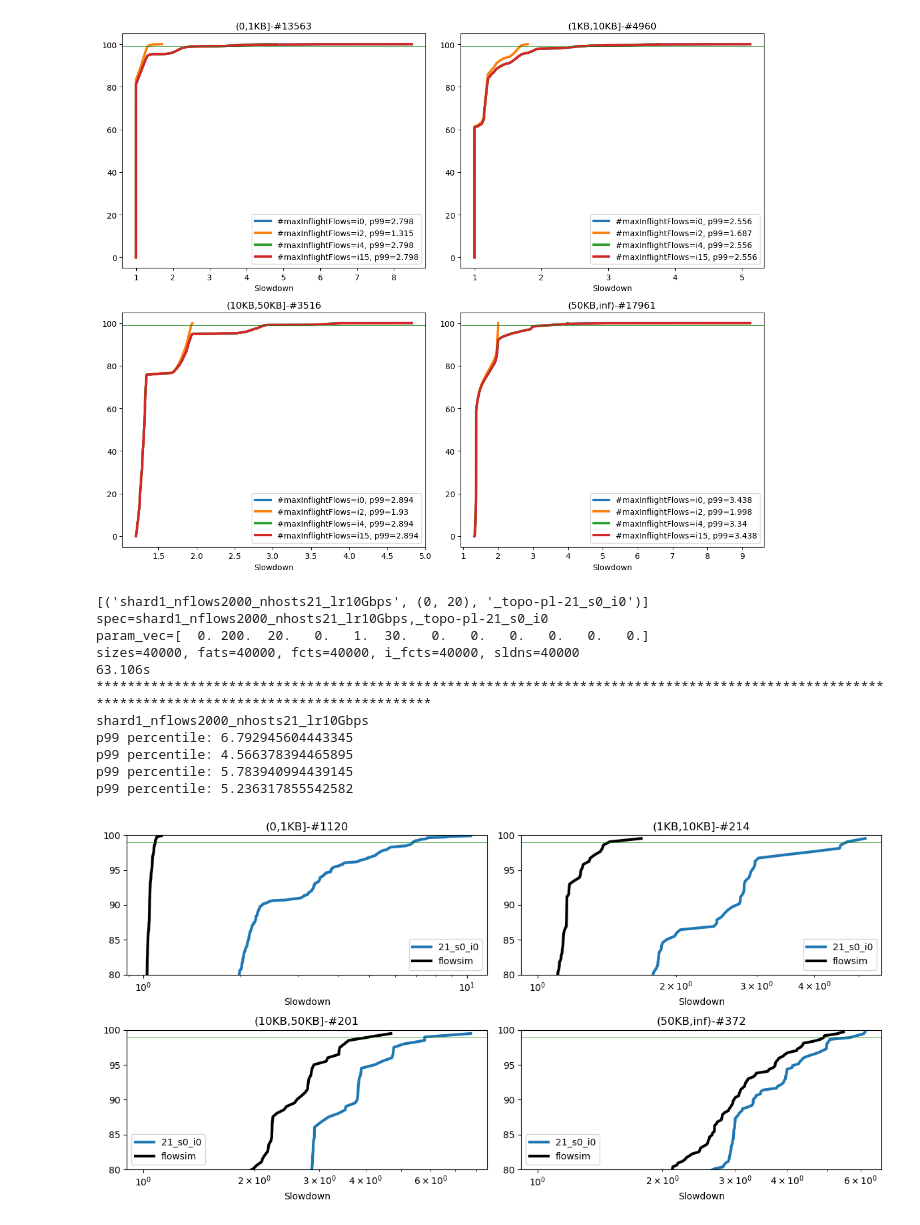
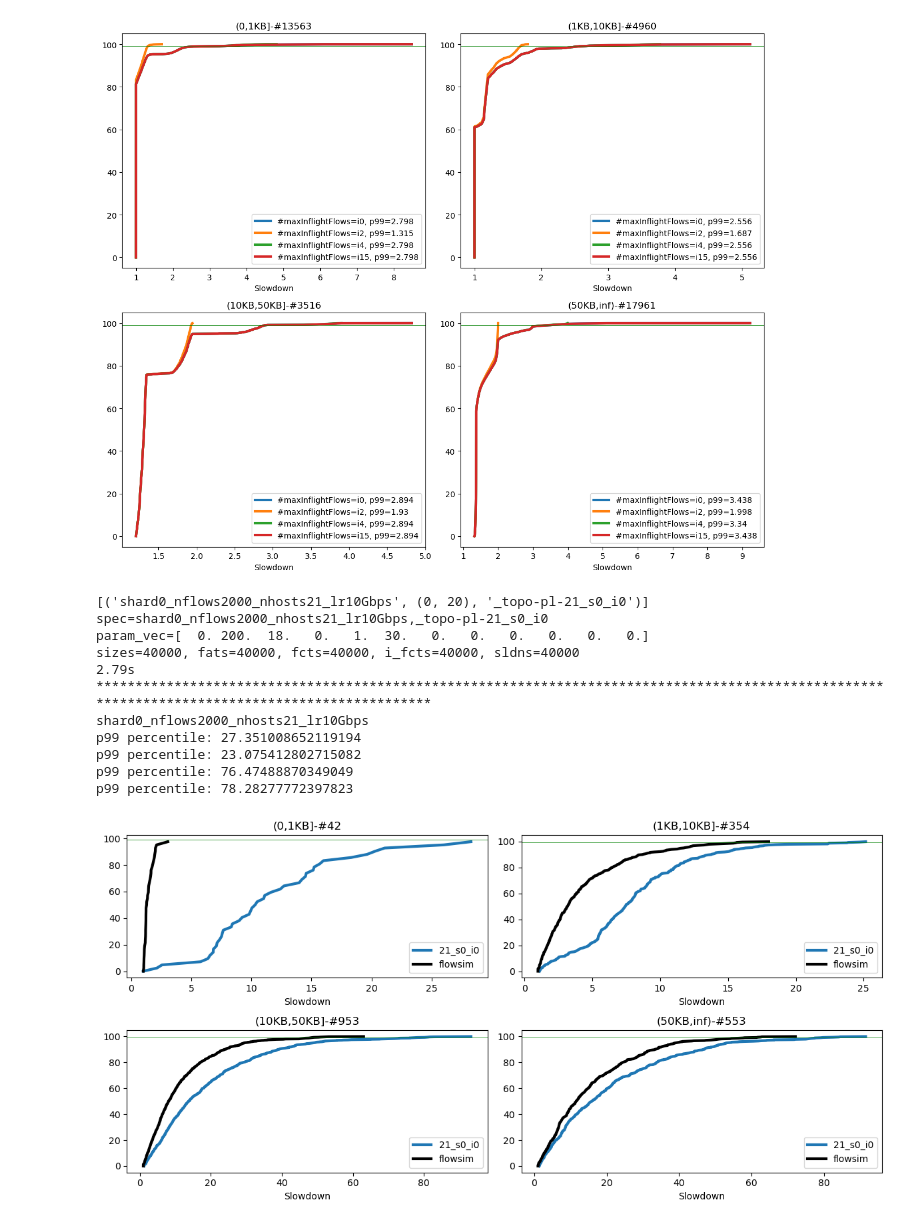
Before and after one commit to kwzhao/High-Precision-Congestion-Control, a Jupyter notebook: analysis/plt_path_check.ipynb, the cells around one changed output. Cells and saved outputs as stored; diff of their text form; code cells hidden in the pictures.

Commit message:
new data

```diff
--- a/analysis/plt_path_check.ipynb
+++ b/analysis/plt_path_check.ipynb
@@ -254,7 +254,7 @@ def get_base_delay_pmn(sizes, n_links_passed, lr_bottleneck,flow_idx_target,flow
     return delay_propagation + delay_transmission
 # %%
 
-dir_input_synthetic="/data2/lichenni/path_perflow_link_empirical"
+dir_input_synthetic="/data2/lichenni/path_perflow_link"
 dir_input_str=''
 
 topo_type="_topo-pl-x_"
@@ -264,7 +264,7 @@ dir_input=dir_input_synthetic
 
 data_list=[]
 # for shard in np.arange(1):
-for shard in [1]:
+for shard in [0]:
     for n_flows in [2000]:
         for n_hosts in [21]:
             for shard_seed in [0]:
@@ -350,42 +350,42 @@ for spec_idx,(spec,src_dst_pair_target,topo_type) in enumerate(data_list):
 
     print("************************************************************************************************************************************************")
     print(f'{spec}')
     for i in range(len(labels)):
         gt = np.extract(bins==i, sldns)
         if spec_idx==0:
             gt_flowsim = np.extract(bins_flowsim==i, sldns_flowsim)
             sample_list_flowsim=np.arange(len(gt_flowsim))
 
         print(f"p99 percentile: {np.percentile(gt,99)}")
         # sample_list=sorted(np.random.choice(np.arange(len(gt)),np.min([len(gt),100000]),replace=False))
         sample_list=np.arange(len(gt))
 
         plt.subplot(2, 2, i + 1)
         plt.title(f"{labels[i]}-#{len(gt)}")
         if(len(gt)==0): continue
         # plt.xlim([0, 16])
         plt.plot(np.sort(gt)[sample_list], (np.arange(len(gt))/len(gt)*100)[sample_list], label=dctcp_k_str, linewidth=3)
 
         if spec_idx==0:
             plt.plot(np.sort(gt_flowsim)[sample_list_flowsim], (np.arange(len(gt_flowsim))/len(gt_flowsim)*100)[sample_list_flowsim], label="flowsim", linewidth=3,color='black')
 
         plt.axhline(99, color='green', linewidth=0.5)
-        plt.xscale('log')
+        # plt.xscale('log')
         plt.xlabel('Slowdown')
         plt.legend()
-        plt.ylim([80, 100])
+        # plt.ylim([80, 100])
     plt.tight_layout()
 fig_index+=1
 # %% [output]
-[('shard1_nflows2000_nhosts21_lr10Gbps', (0, 20), '_topo-pl-21_s0_i0')]
-spec=shard1_nflows2000_nhosts21_lr10Gbps,_topo-pl-21_s0_i0
-param_vec=[  0. 200.  20.   0.   1.  30.   0.   0.   0.   0.   0.   0.]
+[('shard0_nflows2000_nhosts21_lr10Gbps', (0, 20), '_topo-pl-21_s0_i0')]
+spec=shard0_nflows2000_nhosts21_lr10Gbps,_topo-pl-21_s0_i0
+param_vec=[  0. 200.  18.   0.   1.  30.   0.   0.   0.   0.   0.   0.]
 sizes=40000, fats=40000, fcts=40000, i_fcts=40000, sldns=40000
-63.106s
+2.79s
 ************************************************************************************************************************************************
-shard1_nflows2000_nhosts21_lr10Gbps
-p99 percentile: 6.792945604443345
-p99 percentile: 4.566378394465895
-p99 percentile: 5.783940994439145
-p99 percentile: 5.236317855542582
+shard0_nflows2000_nhosts21_lr10Gbps
+p99 percentile: 27.351008652119194
+p99 percentile: 23.075412802715082
+p99 percentile: 76.47488870349049
+p99 percentile: 78.28277772397823
-[figure, old version]
+[figure, new version]
```
Also changed, not shown: 2 other files.
